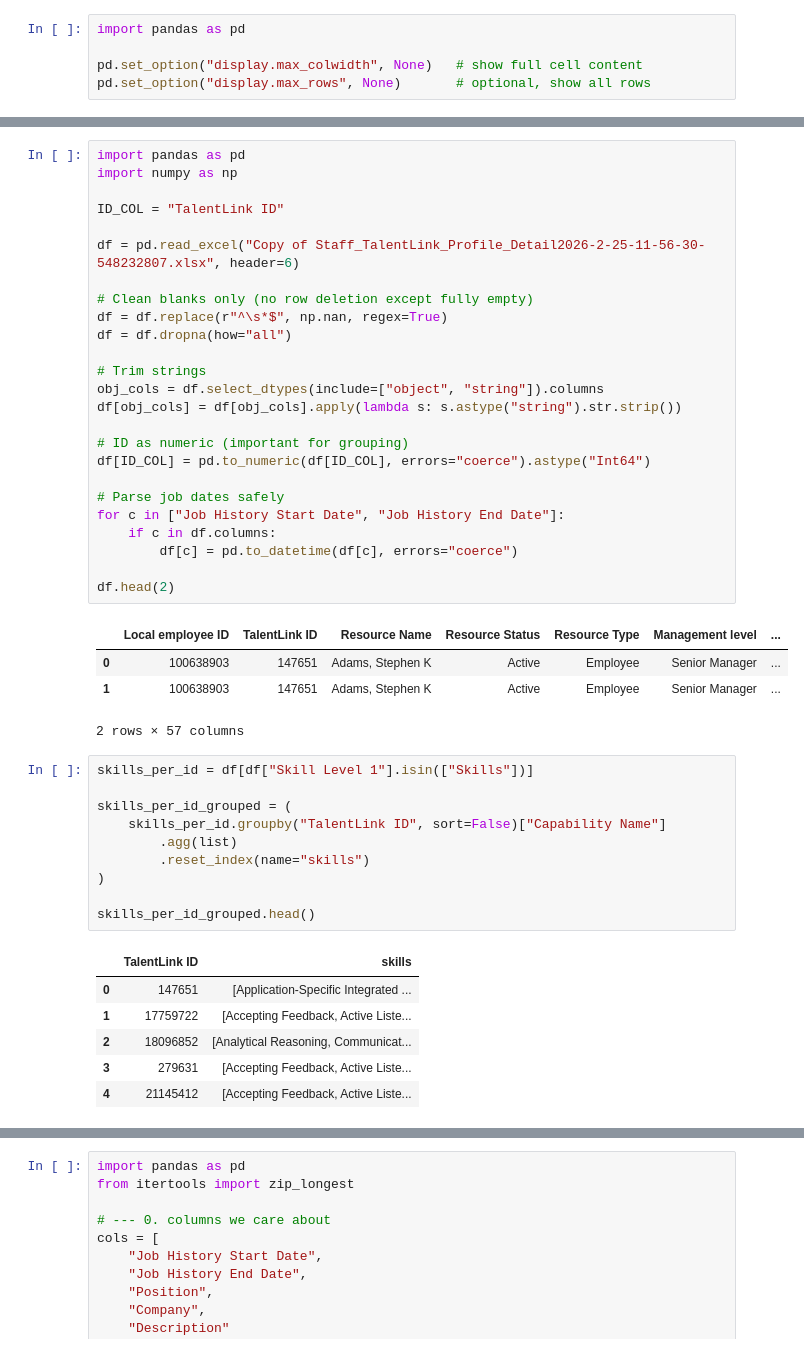
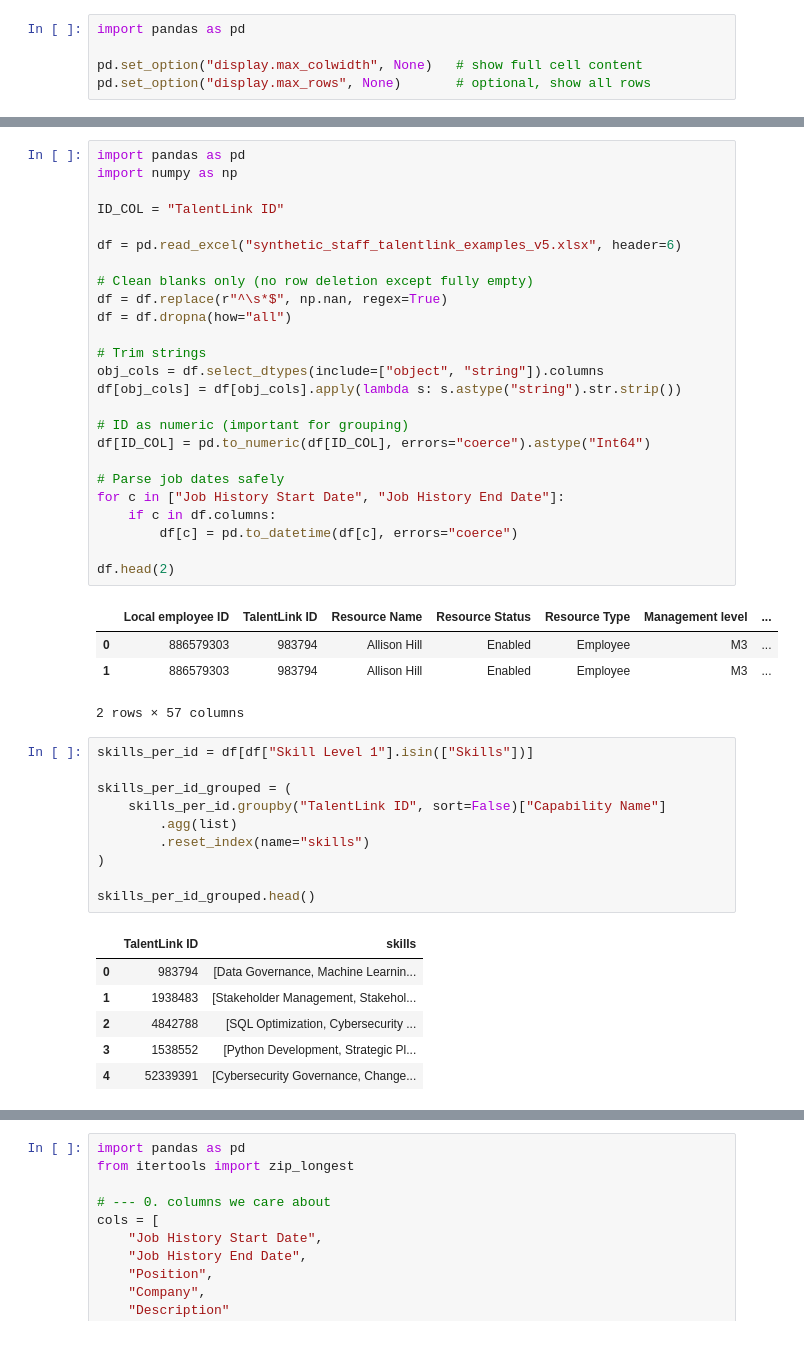
Before and after one commit to DanielTheCodeExplorer/Attempt_three, a Jupyter notebook: main_2.ipynb, the cells around one changed output, grey strips where cells are left out. Drawn from its saved outputs; the diff is of its cells as text.

```diff
--- a/main_2.ipynb
+++ b/main_2.ipynb
@@ -35,32 +11,32 @@ shape: (210_250,)
 # %%
 import pandas as pd
 import numpy as np
 
 ID_COL = "TalentLink ID"
 
-df = pd.read_excel("Copy of Staff_TalentLink_Profile_Detail2026-2-25-11-56-30-548232807.xlsx", header=6)
+df = pd.read_excel("synthetic_staff_talentlink_examples_v5.xlsx", header=6)
 
 # Clean blanks only (no row deletion except fully empty)
 df = df.replace(r"^\s*$", np.nan, regex=True)
 df = df.dropna(how="all")
 
 # Trim strings
 obj_cols = df.select_dtypes(include=["object", "string"]).columns
 df[obj_cols] = df[obj_cols].apply(lambda s: s.astype("string").str.strip())
 
 # ID as numeric (important for grouping)
 df[ID_COL] = pd.to_numeric(df[ID_COL], errors="coerce").astype("Int64")
 
 # Parse job dates safely
 for c in ["Job History Start Date", "Job History End Date"]:
     if c in df.columns:
         df[c] = pd.to_datetime(df[c], errors="coerce")
 
 df.head(2)
 # %% [output]
 |  | Local employee ID | TalentLink ID | Resource Name | Resource Status | Resource Type | Management level | ... |
-| 0 | 100638903 | 147651 | Adams, Stephen K | Active | Employee | Senior Manager | ... |
-| 1 | 100638903 | 147651 | Adams, Stephen K | Active | Employee | Senior Manager | ... |
+| 0 | 886579303 | 983794 | Allison Hill | Enabled | Employee | M3 | ... |
+| 1 | 886579303 | 983794 | Allison Hill | Enabled | Employee | M3 | ... |
 2 rows × 57 columns
 # %%
 skills_per_id = df[df["Skill Level 1"].isin(["Skills"])]
@@ -74,11 +50,11 @@ skills_per_id_grouped = (
 skills_per_id_grouped.head()
 # %% [output]
 |  | TalentLink ID | skills |
-| 0 | 147651 | [Application-Specific Integrated ... |
-| 1 | 17759722 | [Accepting Feedback, Active Liste... |
-| 2 | 18096852 | [Analytical Reasoning, Communicat... |
-| 3 | 279631 | [Accepting Feedback, Active Liste... |
-| 4 | 21145412 | [Accepting Feedback, Active Liste... |
+| 0 | 983794 | [Data Governance, Machine Learnin... |
+| 1 | 1938483 | [Stakeholder Management, Stakehol... |
+| 2 | 4842788 | [SQL Optimization, Cybersecurity ... |
+| 3 | 1538552 | [Python Development, Strategic Pl... |
+| 4 | 52339391 | [Cybersecurity Governance, Change... |
 # %%
 #This works
 language = df[df["Skill Level 1"].isin(["Language"])]
```
Also changed, not shown: parts of 7 cells of this notebook, 13 other files.
